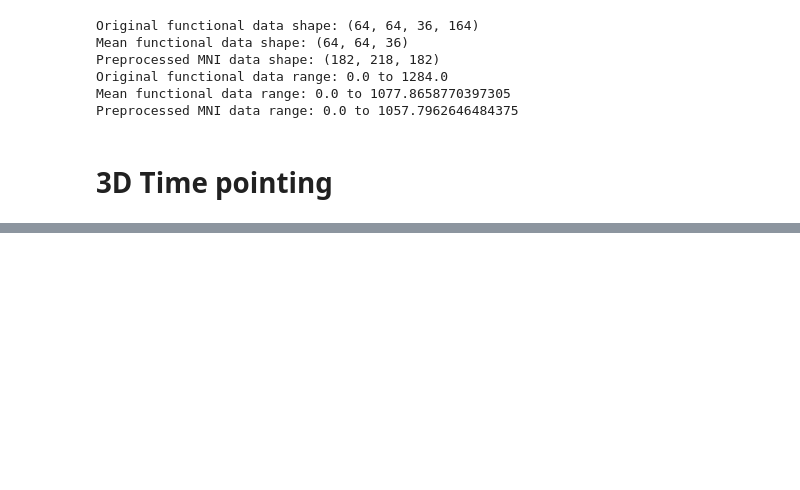
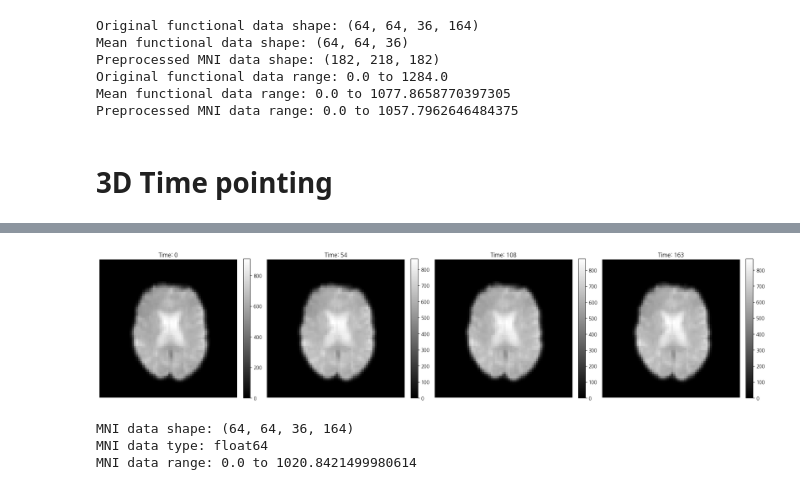
Before and after one commit to minyoungci/fMRI-, a Jupyter notebook: FSL/test.ipynb, the cells around one changed output, grey strips where cells are left out. Saved outputs shown, nothing was run; the diff lists cells and outputs as text; code cells hidden in the pictures; blank space fills up the shorter version.

```diff
--- a/FSL/test.ipynb
+++ b/FSL/test.ipynb
@@ -333,0 +283,42 @@ print(f"MNI data shape: {mni_data.shape}")
+# %%
+import matplotlib.pyplot as plt
+import nibabel as nib
+import numpy as np
+
+def plot_mni_timepoints(mni_file, num_timepoints=4, slice_index=None):
+    mni_img = nib.load(mni_file)
+    mni_data = mni_img.get_fdata()
+
+    if slice_index is None:
+        slice_index = mni_data.shape[2] // 2  # 중간 슬라이스
+
+    total_timepoints = mni_data.shape[3]
+    selected_timepoints = np.linspace(0, total_timepoints-1, num_timepoints, dtype=int)
+
+    fig, axes = plt.subplots(1, num_timepoints, figsize=(5*num_timepoints, 5))
+    if num_timepoints == 1:
+        axes = [axes]
+
+    for i, tp in enumerate(selected_timepoints):
+        ax = axes[i]
+        slice_data = mni_data[:, :, slice_index, tp]
+        im = ax.imshow(slice_data.T, cmap='gray', origin='lower')
+        ax.set_title(f'Time: {tp}')
+        ax.axis('off')
+        fig.colorbar(im, ax=ax, fraction=0.046, pad=0.04)
+
+    plt.tight_layout()
+    plt.show()
+
+    print(f"MNI data shape: {mni_data.shape}")
+    print(f"MNI data type: {mni_data.dtype}")
+    print(f"MNI data range: {np.min(mni_data)} to {np.max(mni_data)}")
+
+mni_file = "/home/minyoungxi/MINYOUNGXI/XFL/Data/preprocessed/3DTimeSample/final_mni_output.nii.gz"
+
+plot_mni_timepoints(mni_file, num_timepoints=4)
+# %% [output]
+[figure, added]
+MNI data shape: (64, 64, 36, 164)
+MNI data type: float64
+MNI data range: 0.0 to 1020.8421499980614
```
Also changed, not shown: parts of 4 cells of this notebook.
